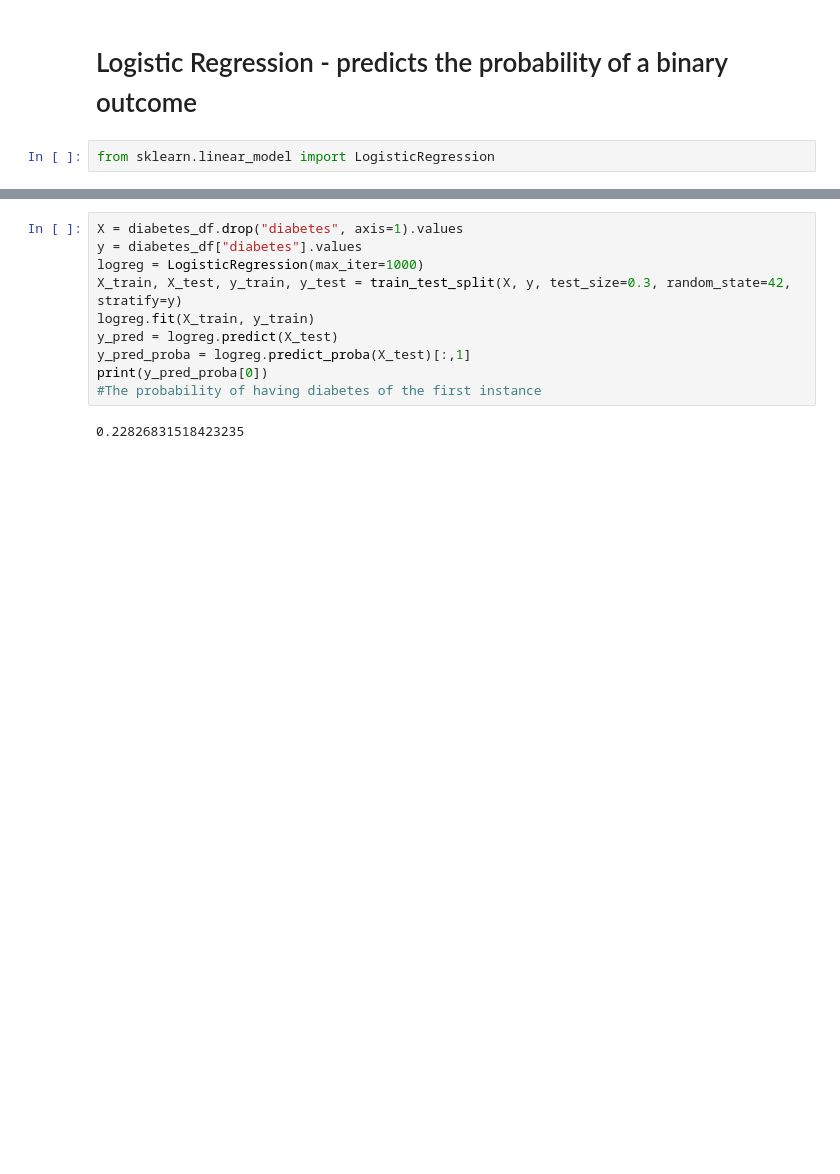
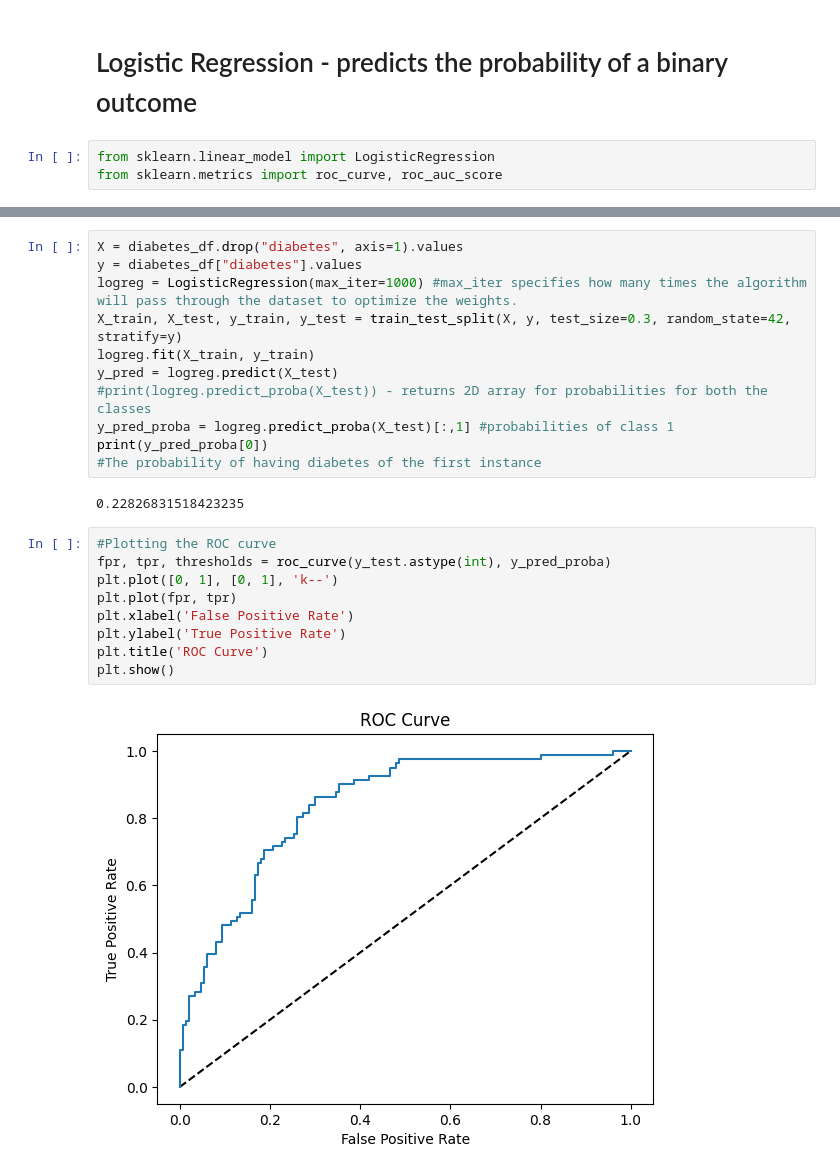
Before and after one commit to muffins-all-day/ML_algo_practice, a Jupyter notebook: ML_algo_practice.ipynb, the cells around one changed output, grey strips where cells are left out. Cells and saved outputs as stored; diff of their text form; blank space fills up the shorter version.

Commit message:
Plotting the ROC curve

```diff
--- a/ML_algo_practice.ipynb
+++ b/ML_algo_practice.ipynb
@@ -290,6 +290,7 @@ weighted avg       0.73      0.73      0.73       308
 # Logistic Regression - predicts the probability of a binary outcome
 # %%
 from sklearn.linear_model import LogisticRegression
+from sklearn.metrics import roc_curve, roc_auc_score
 # %%
 telecom_df = pd.read_csv('/content/telecom_churn_clean.csv', header = None)
 telecom_df.head()
@@ -303,12 +304,24 @@ telecom_df.head()
 # %%
 X = diabetes_df.drop("diabetes", axis=1).values
 y = diabetes_df["diabetes"].values
-logreg = LogisticRegression(max_iter=1000)
+logreg = LogisticRegression(max_iter=1000) #max_iter specifies how many times the algorithm will pass through the dataset to optimize the weights.
 X_train, X_test, y_train, y_test = train_test_split(X, y, test_size=0.3, random_state=42, stratify=y)
 logreg.fit(X_train, y_train)
 y_pred = logreg.predict(X_test)
-y_pred_proba = logreg.predict_proba(X_test)[:,1]
+#print(logreg.predict_proba(X_test)) - returns 2D array for probabilities for both the classes
+y_pred_proba = logreg.predict_proba(X_test)[:,1] #probabilities of class 1
 print(y_pred_proba[0])
 #The probability of having diabetes of the first instance
 # %% [output]
 0.22826831518423235
+# %%
+#Plotting the ROC curve
+fpr, tpr, thresholds = roc_curve(y_test.astype(int), y_pred_proba)
+plt.plot([0, 1], [0, 1], 'k--')
+plt.plot(fpr, tpr)
+plt.xlabel('False Positive Rate')
+plt.ylabel('True Positive Rate')
+plt.title('ROC Curve')
+plt.show()
+# %% [output]
+[figure, added]
```
Also changed, not shown: parts of 1 cell of this notebook.
